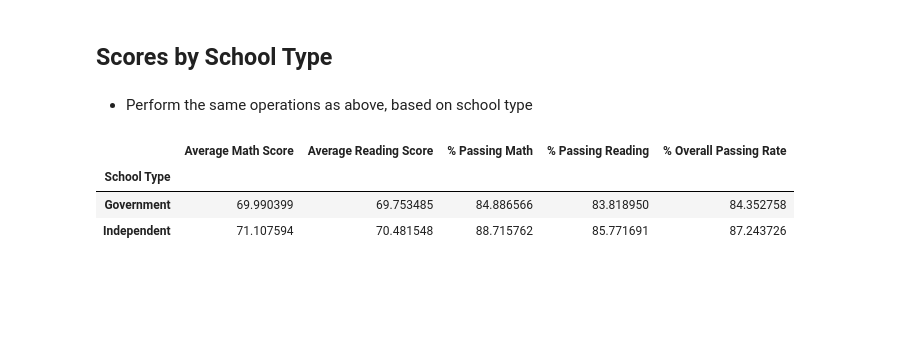
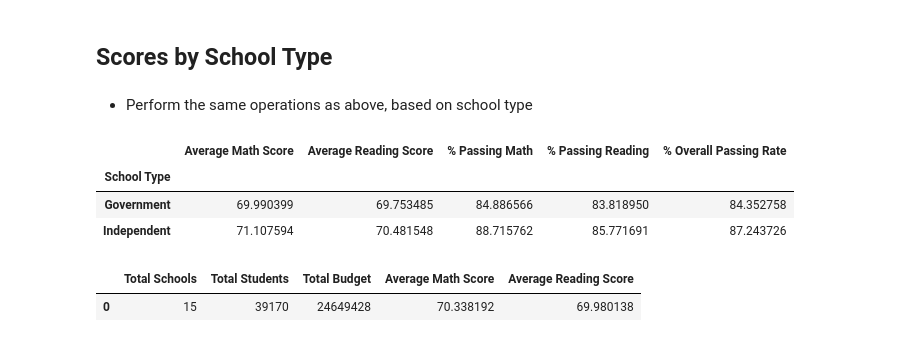
Before and after one commit to YaredHaile/pandas-challenge, a Jupyter notebook: PyCitySchools/PyCitySchools_starter.ipynb, the cells around one changed output. Cells and saved outputs as stored; diff of their text form; code cells hidden in the pictures; blank space fills up the shorter version.

```diff
--- a/PyCitySchools/PyCitySchools_starter.ipynb
+++ b/PyCitySchools/PyCitySchools_starter.ipynb
@@ -455,3 +454,27 @@ type_summary
 | School Type |  |  |  |  |  |
 | Government | 69.990399 | 69.753485 | 84.886566 | 83.818950 | 84.352758 |
 | Independent | 71.107594 | 70.481548 | 88.715762 | 85.771691 | 87.243726 |
+# %%
+# Calculate summary statistics for schools
+total_schools = school_data['school_name'].nunique()
+total_students = student_data['student_name'].count()
+total_budget = school_data['budget'].sum()
+avg_math_score = student_data['maths_score'].mean()
+avg_reading_score = student_data['reading_score'].mean()
+
+# Create a DataFrame to store school summary statistics
+school_summary = pd.DataFrame({
+    'Total Schools': [total_schools],
+    'Total Students': [total_students],
+    'Total Budget': [total_budget],
+    'Average Math Score': [avg_math_score],
+    'Average Reading Score': [avg_reading_score],
+})
+
+# ... (previous code for passing percentages and sorting)
+
+# Display the results
+school_summary
+# %% [output]
+|  | Total Schools | Total Students | Total Budget | Average Math Score | Average Reading Score |
+| 0 | 15 | 39170 | 24649428 | 70.338192 | 69.980138 |
```
Also changed, not shown: parts of 2 cells of this notebook.
